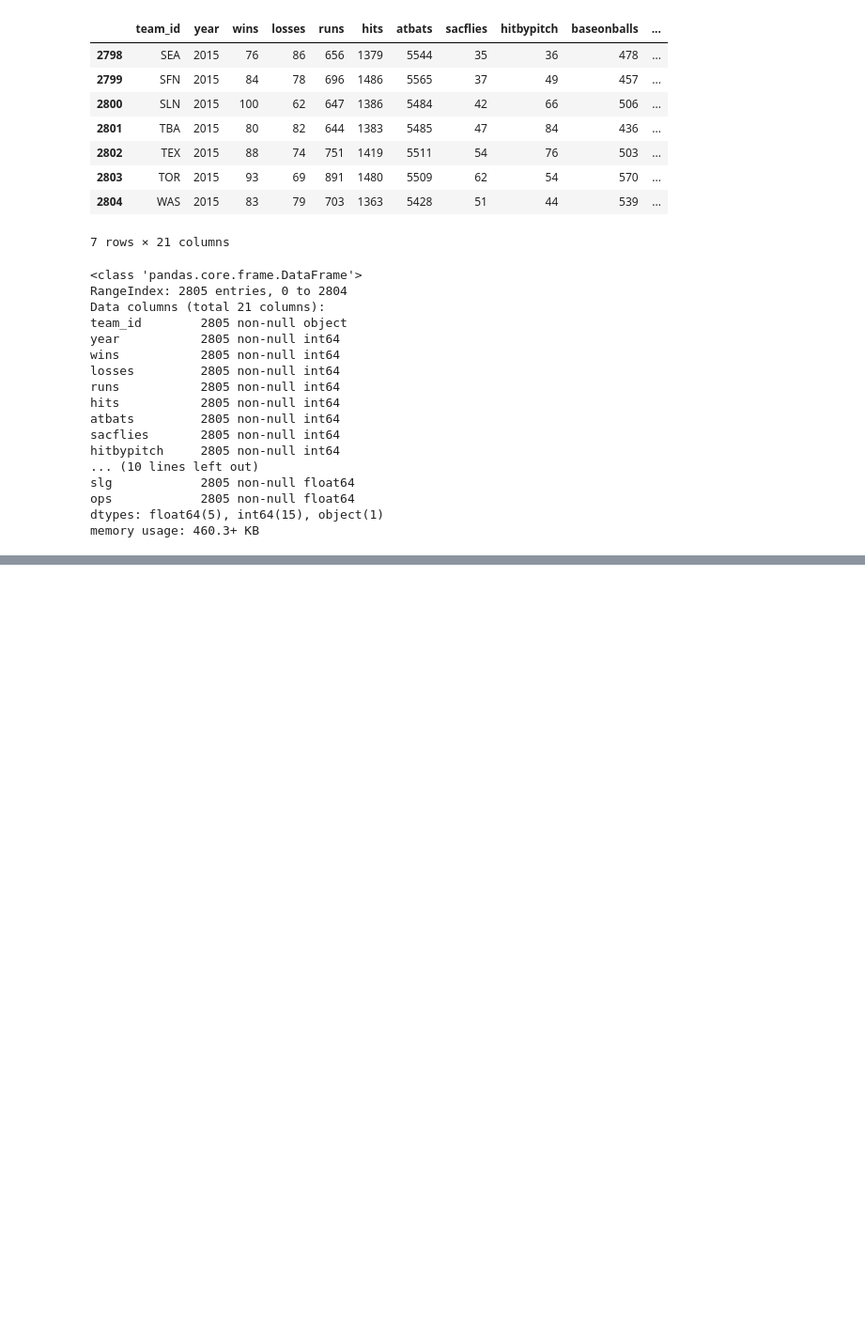
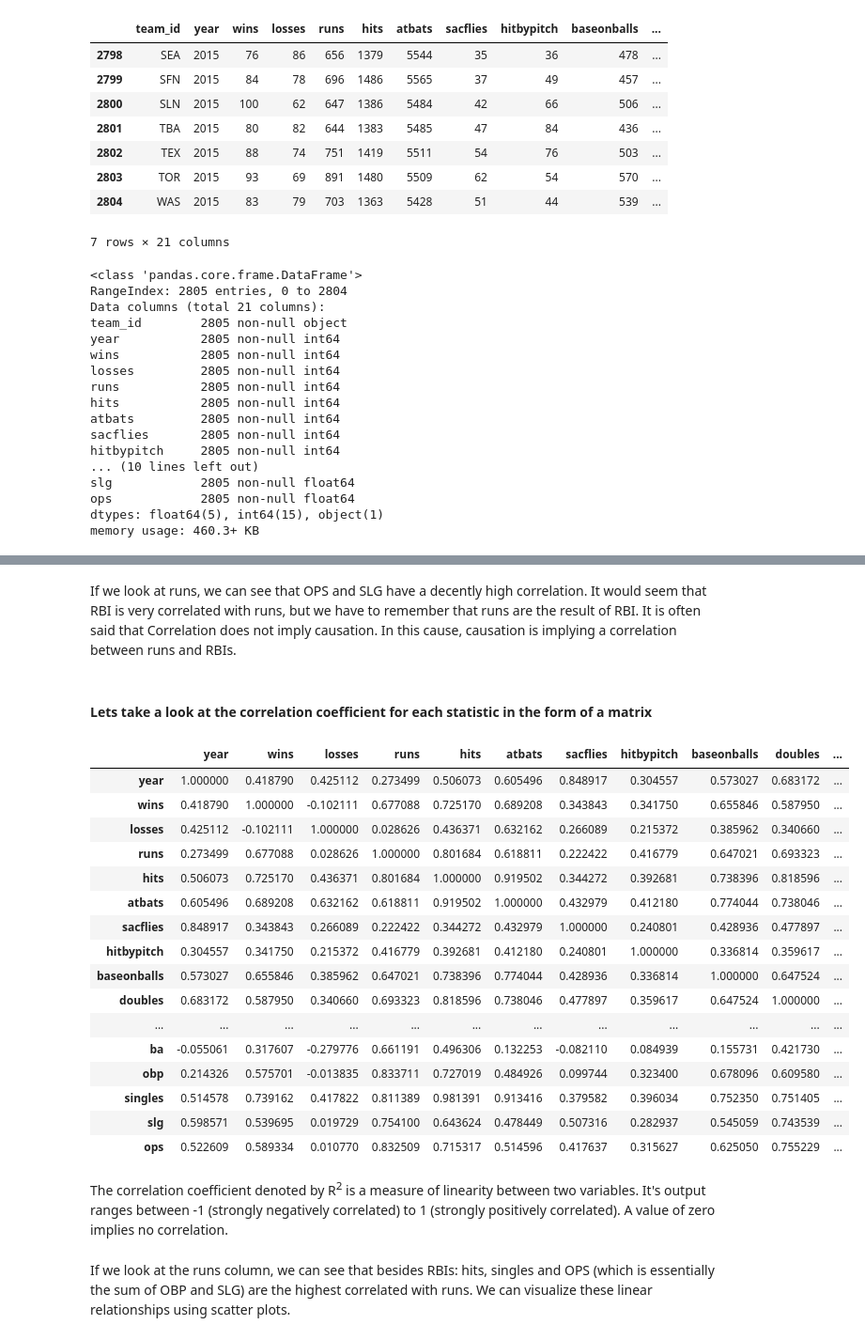
Before and after one commit to robinphetsa/data-projects, a Jupyter notebook: Projects/Baseball/How to win games.ipynb, the cells around one changed output, grey strips where cells are left out. Shown at 94% size. Drawn from its saved outputs; the diff is of its cells as text; code cells hidden in the pictures; blank space fills up the shorter version.

```diff
--- a/Projects/Baseball/How to win games.ipynb
+++ b/Projects/Baseball/How to win games.ipynb
@@ -255,0 +224,28 @@ py.iplot(fig)
+# %% [markdown]
+If we look at runs, we can see that OPS and SLG have a decently high correlation. It would seem that RBI is very correlated with runs, but we have to remember that runs are the result of RBI. It is often said that Correlation does not imply causation. In this cause, causation is implying a correlation between runs and RBIs.
+# %% [markdown]
+#### Lets take a look at the correlation coefficient for each statistic in the form of a matrix
+# %%
+batting_data.corr(method='pearson')
+# %% [output]
+|  | year | wins | losses | runs | hits | atbats | sacflies | hitbypitch | baseonballs | doubles | ... |
+| year | 1.000000 | 0.418790 | 0.425112 | 0.273499 | 0.506073 | 0.605496 | 0.848917 | 0.304557 | 0.573027 | 0.683172 | ... |
+| wins | 0.418790 | 1.000000 | -0.102111 | 0.677088 | 0.725170 | 0.689208 | 0.343843 | 0.341750 | 0.655846 | 0.587950 | ... |
+| losses | 0.425112 | -0.102111 | 1.000000 | 0.028626 | 0.436371 | 0.632162 | 0.266089 | 0.215372 | 0.385962 | 0.340660 | ... |
+| runs | 0.273499 | 0.677088 | 0.028626 | 1.000000 | 0.801684 | 0.618811 | 0.222422 | 0.416779 | 0.647021 | 0.693323 | ... |
+| hits | 0.506073 | 0.725170 | 0.436371 | 0.801684 | 1.000000 | 0.919502 | 0.344272 | 0.392681 | 0.738396 | 0.818596 | ... |
+| atbats | 0.605496 | 0.689208 | 0.632162 | 0.618811 | 0.919502 | 1.000000 | 0.432979 | 0.412180 | 0.774044 | 0.738046 | ... |
+| sacflies | 0.848917 | 0.343843 | 0.266089 | 0.222422 | 0.344272 | 0.432979 | 1.000000 | 0.240801 | 0.428936 | 0.477897 | ... |
+| hitbypitch | 0.304557 | 0.341750 | 0.215372 | 0.416779 | 0.392681 | 0.412180 | 0.240801 | 1.000000 | 0.336814 | 0.359617 | ... |
+| baseonballs | 0.573027 | 0.655846 | 0.385962 | 0.647021 | 0.738396 | 0.774044 | 0.428936 | 0.336814 | 1.000000 | 0.647524 | ... |
+| doubles | 0.683172 | 0.587950 | 0.340660 | 0.693323 | 0.818596 | 0.738046 | 0.477897 | 0.359617 | 0.647524 | 1.000000 | ... |
+| ... | ... | ... | ... | ... | ... | ... | ... | ... | ... | ... | ... |
+| ba | -0.055061 | 0.317607 | -0.279776 | 0.661191 | 0.496306 | 0.132253 | -0.082110 | 0.084939 | 0.155731 | 0.421730 | ... |
+| obp | 0.214326 | 0.575701 | -0.013835 | 0.833711 | 0.727019 | 0.484926 | 0.099744 | 0.323400 | 0.678096 | 0.609580 | ... |
+| singles | 0.514578 | 0.739162 | 0.417822 | 0.811389 | 0.981391 | 0.913416 | 0.379582 | 0.396034 | 0.752350 | 0.751405 | ... |
+| slg | 0.598571 | 0.539695 | 0.019729 | 0.754100 | 0.643624 | 0.478449 | 0.507316 | 0.282937 | 0.545059 | 0.743539 | ... |
+| ops | 0.522609 | 0.589334 | 0.010770 | 0.832509 | 0.715317 | 0.514596 | 0.417637 | 0.315627 | 0.625050 | 0.755229 | ... |
+# %% [markdown]
+The correlation coefficient denoted by R<sup>2</sup> is a measure of linearity between two variables. It's output ranges between -1 (strongly negatively correlated) to 1 (strongly positively correlated). A value of zero implies no correlation.
+# %% [markdown]
+If we look at the runs column, we can see that besides RBIs: hits, singles and OPS (which is essentially the sum of OBP and SLG) are the highest correlated with runs. We can visualize these linear relationships using scatter plots.
```
Also changed, not shown: parts of 7 cells of this notebook.
